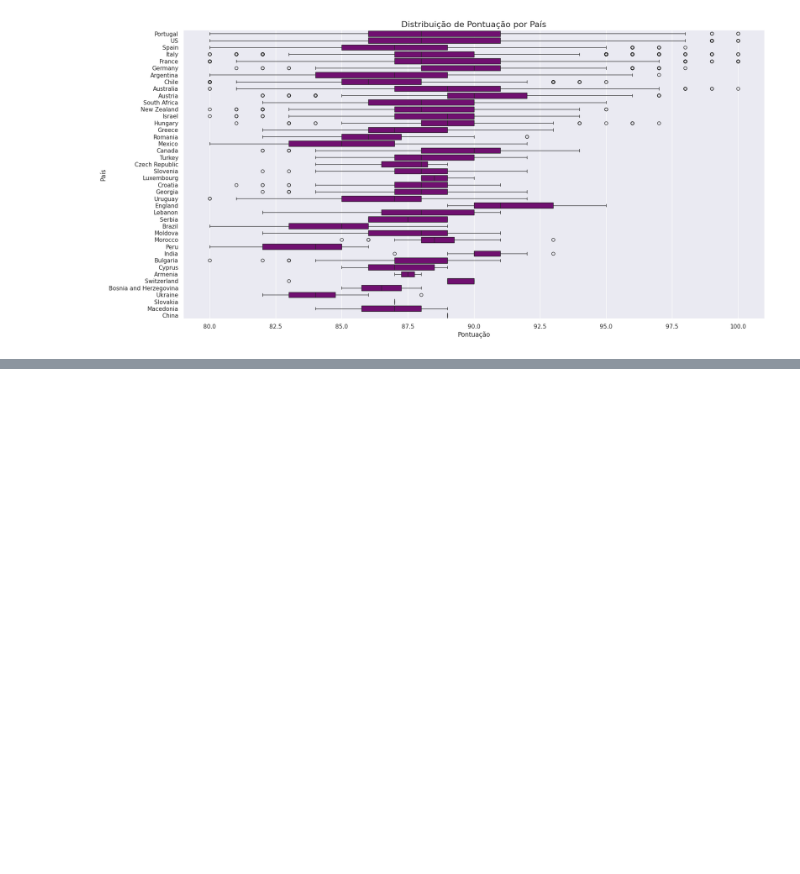
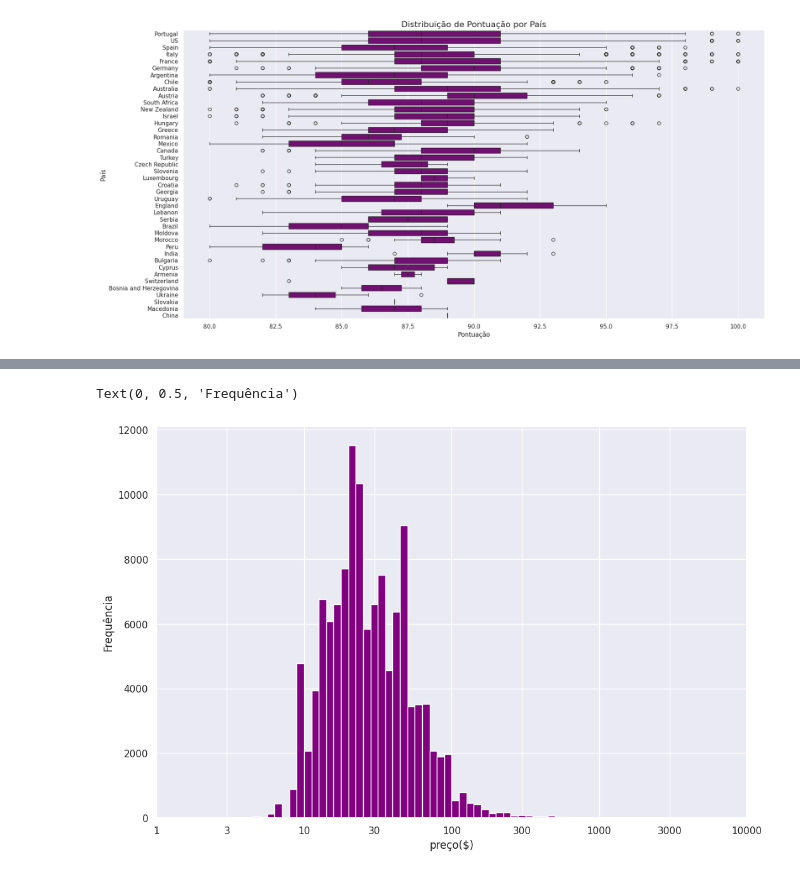
Before and after one commit to Niltonguerra/mineracaoDeDados6Semestre, a Jupyter notebook: Nilton_Dionisio_Guerra_P1.ipynb, the cells around one changed output, grey strips where cells are left out. Saved outputs shown, nothing was run; the diff lists cells and outputs as text; code cells hidden in the pictures; blank space fills up the shorter version.

```diff
--- a/Nilton_Dionisio_Guerra_P1.ipynb
+++ b/Nilton_Dionisio_Guerra_P1.ipynb
@@ -327,0 +355,12 @@ plt.ylabel('País')
+# %%
+plt.figure(figsize=(12,8))
+bins = 10 ** np.arange(0.5,3.5 + 0.05,0.05)
+ticks = [1,3,10,30,100,300,1000,3000,10000]
+plt.hist(data=df1, x='price', bins=bins, color='Purple')
+plt.xscale('log')
+plt.xticks(ticks,ticks)
+plt.xlabel('preço($)')
+plt.ylabel('Frequência')
+# %% [output]
+Text(0, 0.5, 'Frequência')
+[figure, added]
```
Also changed, not shown: parts of 8 cells of this notebook.
